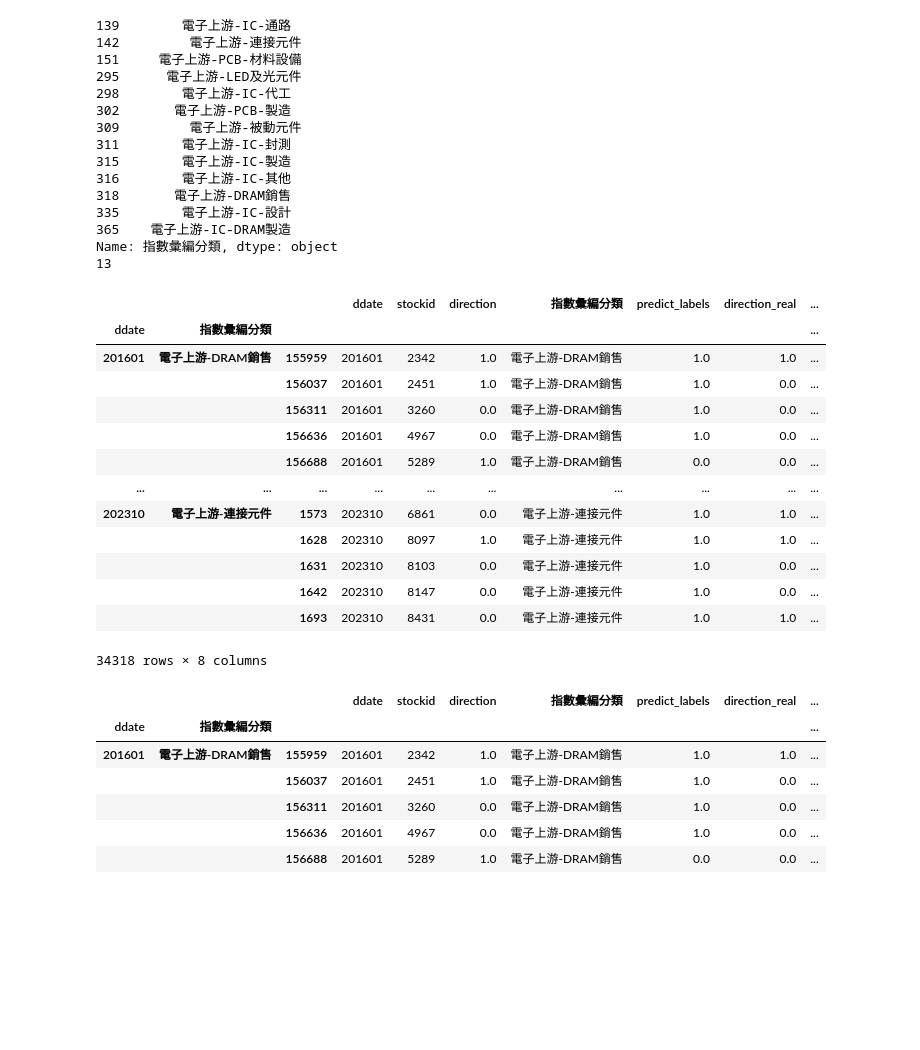
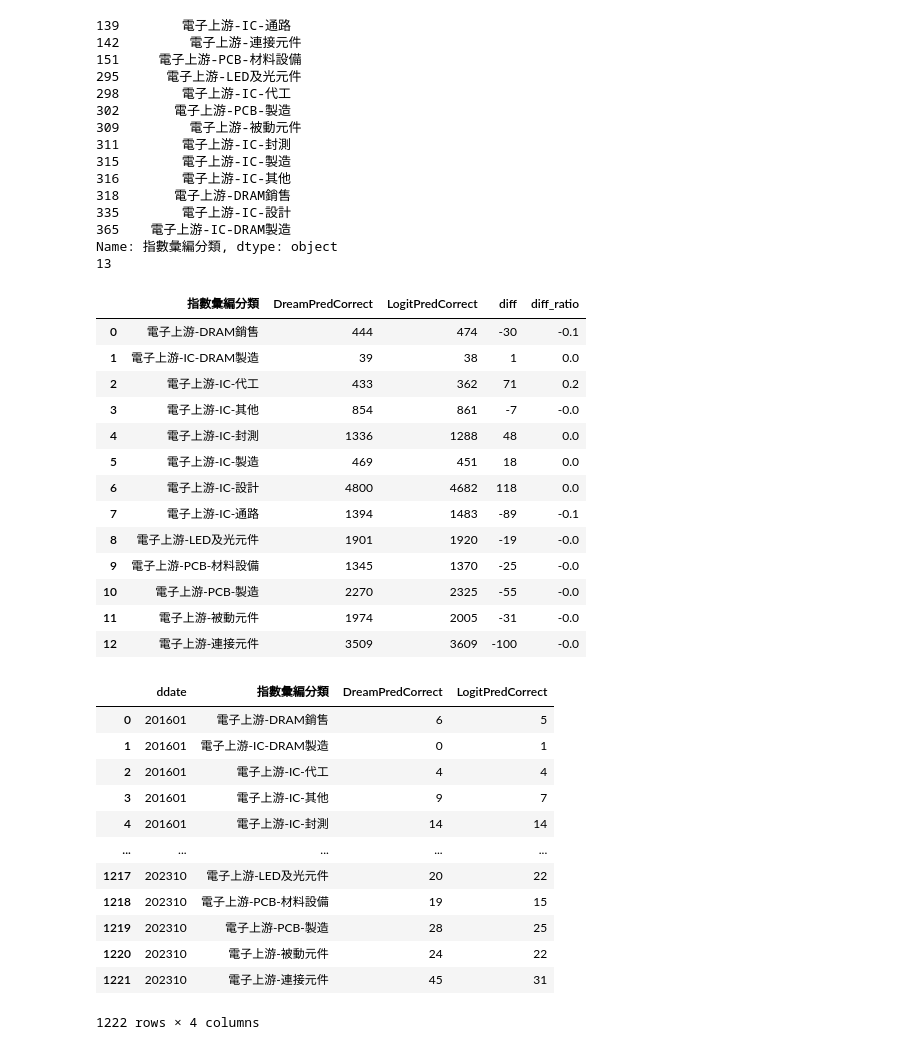
Before and after one commit to Carolyehhh/revenue-prediction, a Jupyter notebook: test.ipynb, the cells around one changed output. Saved outputs shown, nothing was run; the diff lists cells and outputs as text; code cells hidden in the pictures; blank space fills up the shorter version.

```diff
--- a/test.ipynb
+++ b/test.ipynb
@@ -537,29 +537,47 @@ Name: 指數彙編分類, dtype: object
 # 電子上游
 df_filtered_copy = df_filtered.copy()
 df_filtered_copy = df_filtered_copy.groupby(['ddate', '指數彙編分類']).apply(compare_predictions)
-df_filtered_copy
+#df_filtered_copy
-# %% [output]
-|  |  |  | ddate | stockid | direction | 指數彙編分類 | predict_labels | direction_real | ... |
-| ddate | 指數彙編分類 |  |  |  |  |  |  |  | ... |
-| 201601 | 電子上游-DRAM銷售 | 155959 | 201601 | 2342 | 1.0 | 電子上游-DRAM銷售 | 1.0 | 1.0 | ... |
-|  |  | 156037 | 201601 | 2451 | 1.0 | 電子上游-DRAM銷售 | 1.0 | 0.0 | ... |
-|  |  | 156311 | 201601 | 3260 | 0.0 | 電子上游-DRAM銷售 | 1.0 | 0.0 | ... |
-|  |  | 156636 | 201601 | 4967 | 0.0 | 電子上游-DRAM銷售 | 1.0 | 0.0 | ... |
-|  |  | 156688 | 201601 | 5289 | 1.0 | 電子上游-DRAM銷售 | 0.0 | 0.0 | ... |
-| ... | ... | ... | ... | ... | ... | ... | ... | ... | ... |
-| 202310 | 電子上游-連接元件 | 1573 | 202310 | 6861 | 0.0 | 電子上游-連接元件 | 1.0 | 1.0 | ... |
-|  |  | 1628 | 202310 | 8097 | 1.0 | 電子上游-連接元件 | 1.0 | 1.0 | ... |
-|  |  | 1631 | 202310 | 8103 | 0.0 | 電子上游-連接元件 | 1.0 | 0.0 | ... |
-|  |  | 1642 | 202310 | 8147 | 0.0 | 電子上游-連接元件 | 1.0 | 0.0 | ... |
-|  |  | 1693 | 202310 | 8431 | 0.0 | 電子上游-連接元件 | 1.0 | 1.0 | ... |
-34318 rows × 8 columns
-# %%
-df_filtered_copy[:5]
-# %% [output]
-|  |  |  | ddate | stockid | direction | 指數彙編分類 | predict_labels | direction_real | ... |
-| ddate | 指數彙編分類 |  |  |  |  |  |  |  | ... |
-| 201601 | 電子上游-DRAM銷售 | 155959 | 201601 | 2342 | 1.0 | 電子上游-DRAM銷售 | 1.0 | 1.0 | ... |
-|  |  | 156037 | 201601 | 2451 | 1.0 | 電子上游-DRAM銷售 | 1.0 | 0.0 | ... |
-|  |  | 156311 | 201601 | 3260 | 0.0 | 電子上游-DRAM銷售 | 1.0 | 0.0 | ... |
-|  |  | 156636 | 201601 | 4967 | 0.0 | 電子上游-DRAM銷售 | 1.0 | 0.0 | ... |
-|  |  | 156688 | 201601 | 5289 | 1.0 | 電子上游-DRAM銷售 | 0.0 | 0.0 | ... |
+# %%
+df_filtered_copy = df_filtered_copy.reset_index(drop=True)
+
+# 針對日期及細項產業分類的預測正確數加總
+df_sum = df_filtered_copy.groupby(['ddate', '指數彙編分類'])[['DreamPredCorrect', 'LogitPredCorrect']].sum().reset_index()
+df_sum
+
+# 僅針對細項產業分類的預測正確數加總
+df_sum2 = df_filtered_copy.groupby(['指數彙編分類'])[['DreamPredCorrect', 'LogitPredCorrect']].sum().reset_index()
+df_sum2['diff'] = df_sum2['DreamPredCorrect'] - df_sum2['LogitPredCorrect']
+df_sum2['diff_ratio'] = round(df_sum2['diff'] / df_sum2['LogitPredCorrect'], 1)
+df_sum2
+# %% [output]
+|  | 指數彙編分類 | DreamPredCorrect | LogitPredCorrect | diff | diff_ratio |
+| 0 | 電子上游-DRAM銷售 | 444 | 474 | -30 | -0.1 |
+| 1 | 電子上游-IC-DRAM製造 | 39 | 38 | 1 | 0.0 |
+| 2 | 電子上游-IC-代工 | 433 | 362 | 71 | 0.2 |
+| 3 | 電子上游-IC-其他 | 854 | 861 | -7 | -0.0 |
+| 4 | 電子上游-IC-封測 | 1336 | 1288 | 48 | 0.0 |
+| 5 | 電子上游-IC-製造 | 469 | 451 | 18 | 0.0 |
+| 6 | 電子上游-IC-設計 | 4800 | 4682 | 118 | 0.0 |
+| 7 | 電子上游-IC-通路 | 1394 | 1483 | -89 | -0.1 |
+| 8 | 電子上游-LED及光元件 | 1901 | 1920 | -19 | -0.0 |
+| 9 | 電子上游-PCB-材料設備 | 1345 | 1370 | -25 | -0.0 |
+| 10 | 電子上游-PCB-製造 | 2270 | 2325 | -55 | -0.0 |
+| 11 | 電子上游-被動元件 | 1974 | 2005 | -31 | -0.0 |
+| 12 | 電子上游-連接元件 | 3509 | 3609 | -100 | -0.0 |
+# %%
+df_sum
+# %% [output]
+|  | ddate | 指數彙編分類 | DreamPredCorrect | LogitPredCorrect |
+| 0 | 201601 | 電子上游-DRAM銷售 | 6 | 5 |
+| 1 | 201601 | 電子上游-IC-DRAM製造 | 0 | 1 |
+| 2 | 201601 | 電子上游-IC-代工 | 4 | 4 |
+| 3 | 201601 | 電子上游-IC-其他 | 9 | 7 |
+| 4 | 201601 | 電子上游-IC-封測 | 14 | 14 |
+| ... | ... | ... | ... | ... |
+| 1217 | 202310 | 電子上游-LED及光元件 | 20 | 22 |
+| 1218 | 202310 | 電子上游-PCB-材料設備 | 19 | 15 |
+| 1219 | 202310 | 電子上游-PCB-製造 | 28 | 25 |
+| 1220 | 202310 | 電子上游-被動元件 | 24 | 22 |
+| 1221 | 202310 | 電子上游-連接元件 | 45 | 31 |
+1222 rows × 4 columns
```
